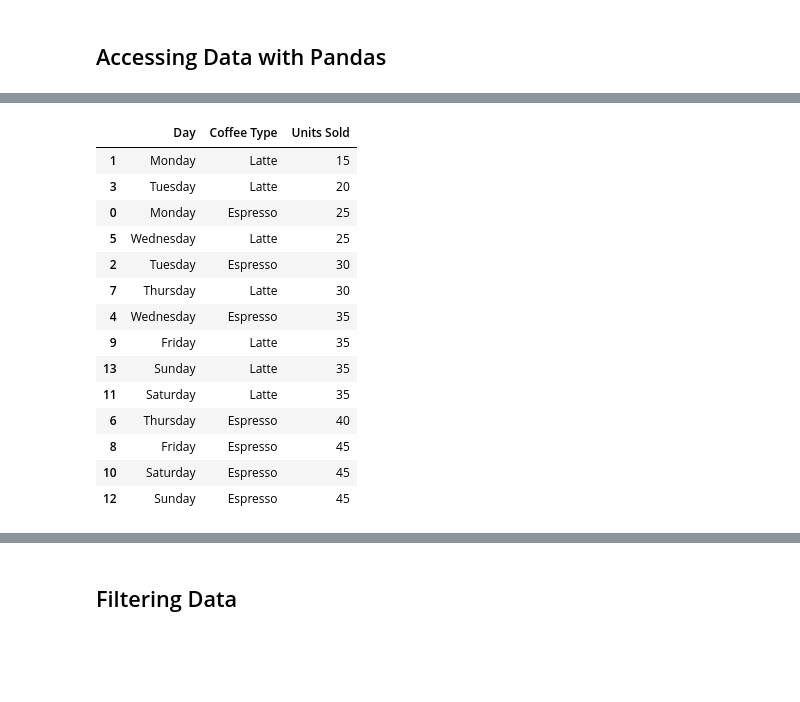
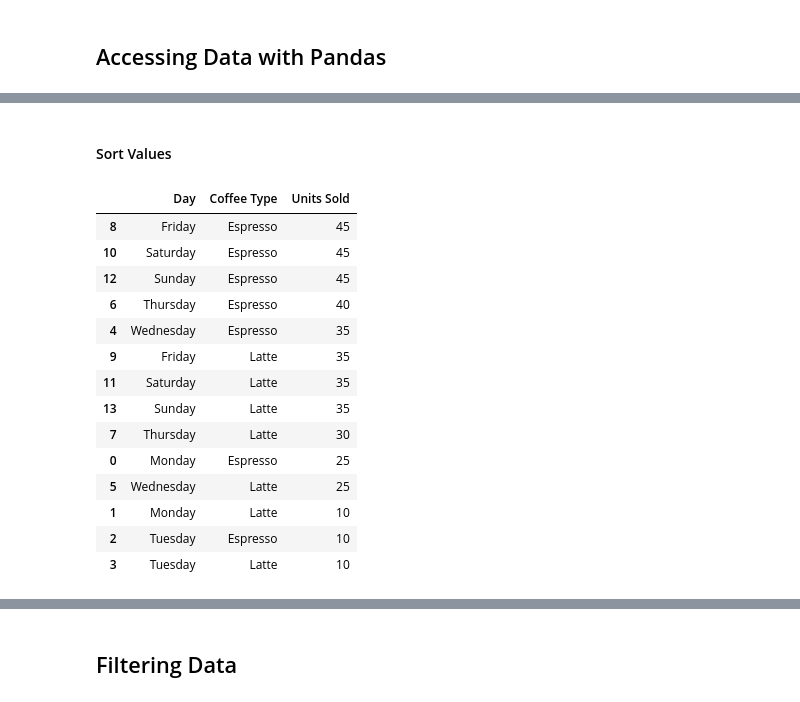
Before and after one commit to AdrianoR85/complete-pandas-tutorial, a Jupyter notebook: tutorial.ipynb, the cells around one changed output, grey strips where cells are left out. Cells and saved outputs as stored; diff of their text form; code cells hidden in the pictures; blank space fills up the shorter version.

```diff
--- a/tutorial.ipynb
+++ b/tutorial.ipynb
@@ -83,0 +227,2 @@ coffee.sample(10, random_state=1)
+# %%
+coffee.loc[1:3, "Units Sold"] = 10
@@ -91,18 +277,20 @@ Name: 0, dtype: object
+# %% [markdown]
+#### Sort Values
 # %%
-coffee.sort_values("Units Sold", ascending=True)
+coffee.sort_values(["Units Sold"], ascending=False)
 # %% [output]
 |  | Day | Coffee Type | Units Sold |
-| 1 | Monday | Latte | 15 |
-| 3 | Tuesday | Latte | 20 |
-| 0 | Monday | Espresso | 25 |
-| 5 | Wednesday | Latte | 25 |
-| 2 | Tuesday | Espresso | 30 |
-| 7 | Thursday | Latte | 30 |
-| 4 | Wednesday | Espresso | 35 |
-| 9 | Friday | Latte | 35 |
-| 13 | Sunday | Latte | 35 |
-| 11 | Saturday | Latte | 35 |
-| 6 | Thursday | Espresso | 40 |
 | 8 | Friday | Espresso | 45 |
 | 10 | Saturday | Espresso | 45 |
 | 12 | Sunday | Espresso | 45 |
+| 6 | Thursday | Espresso | 40 |
+| 4 | Wednesday | Espresso | 35 |
+| 9 | Friday | Latte | 35 |
+| 11 | Saturday | Latte | 35 |
+| 13 | Sunday | Latte | 35 |
+| 7 | Thursday | Latte | 30 |
+| 0 | Monday | Espresso | 25 |
+| 5 | Wednesday | Latte | 25 |
+| 1 | Monday | Latte | 10 |
+| 2 | Tuesday | Espresso | 10 |
+| 3 | Tuesday | Latte | 10 |
```
Also changed, not shown: parts of 122 cells of this notebook.
